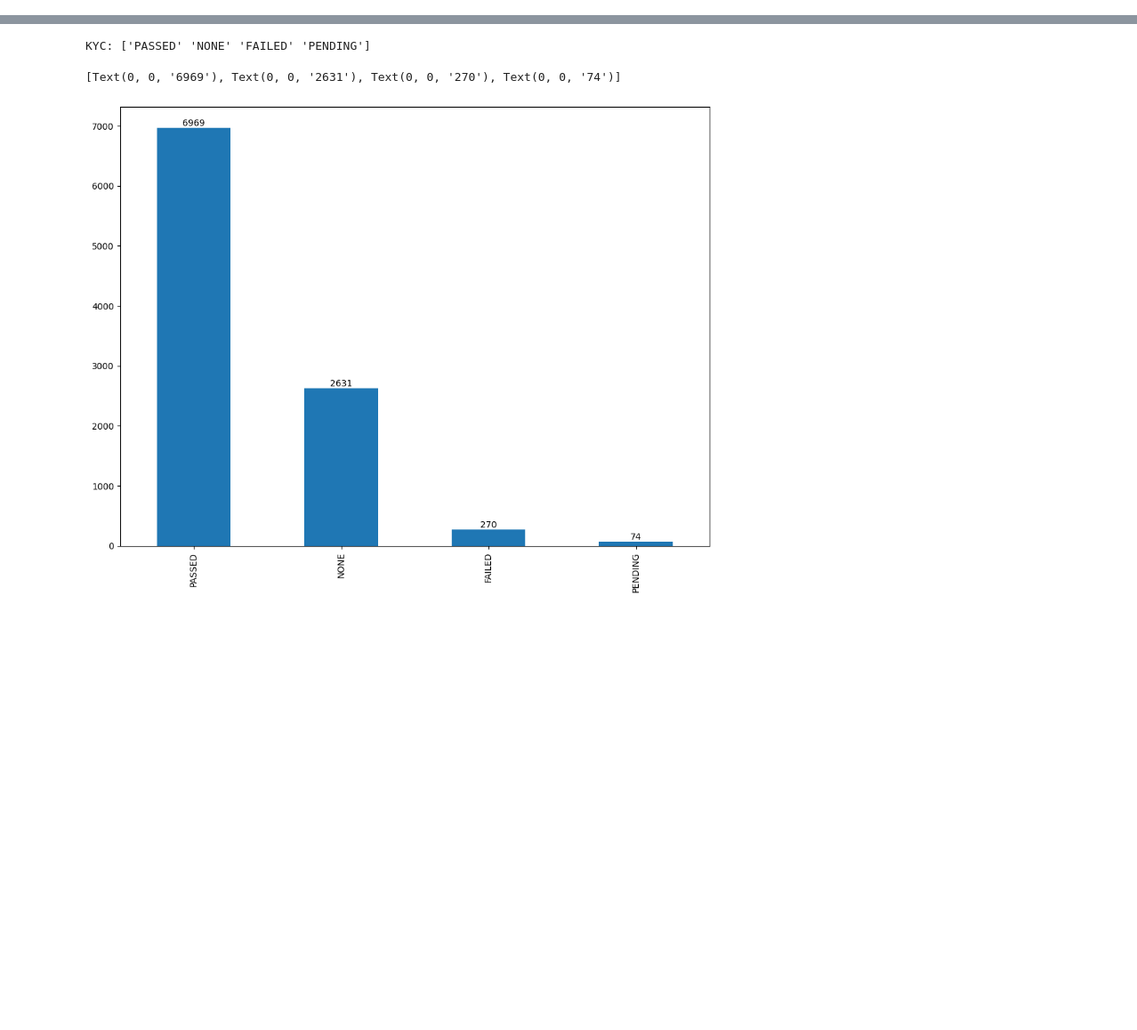
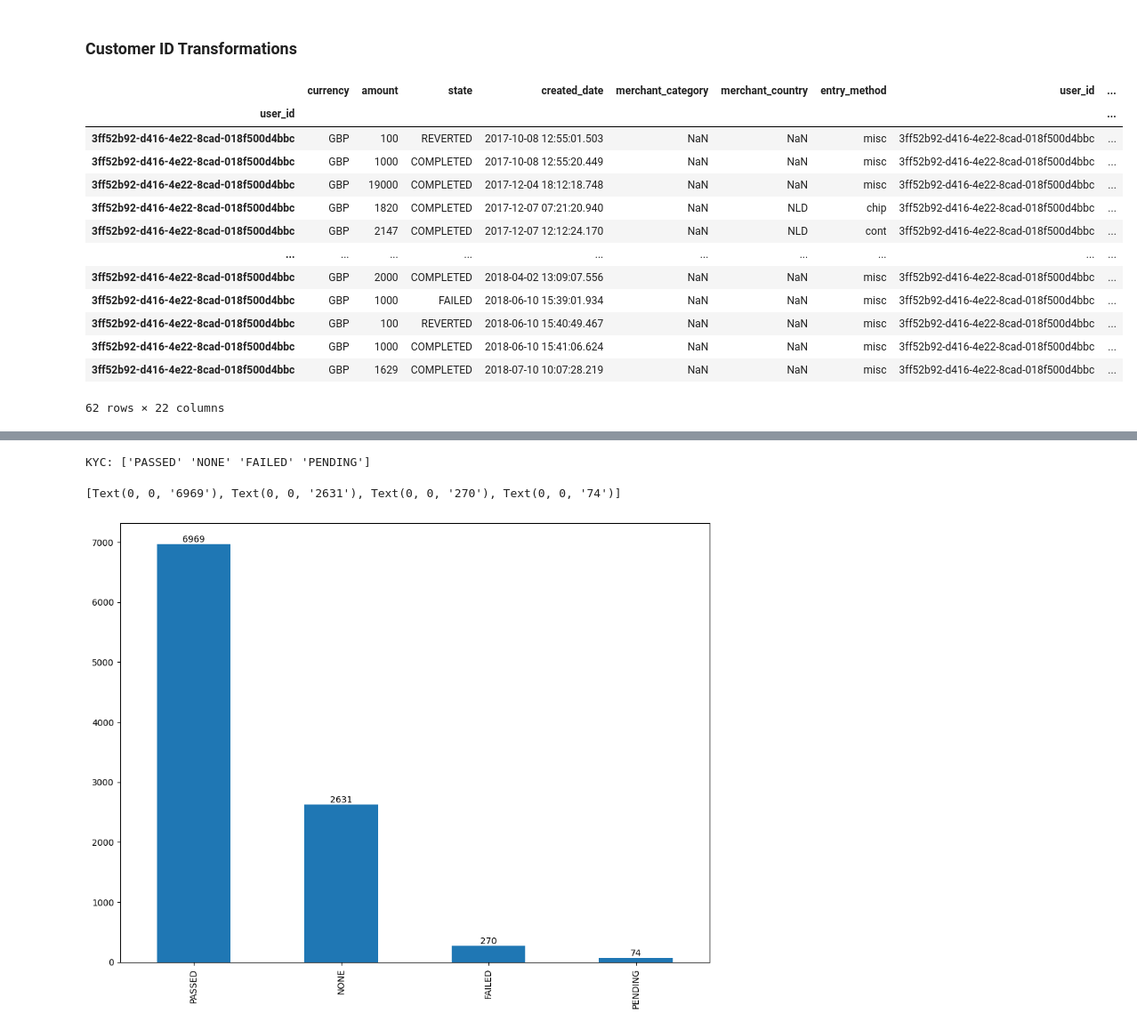
Before and after one commit to karthikvadlamani/revolut-fraudsters-detection, a Jupyter notebook: revolut_fraudsters_detection.ipynb, the cells around one changed output, grey strips where cells are left out. Shown at 89% size. Saved outputs shown, nothing was run; the diff lists cells and outputs as text; code cells hidden in the pictures; blank space fills up the shorter version.

```diff
--- a/revolut_fraudsters_detection.ipynb
+++ b/revolut_fraudsters_detection.ipynb
@@ -89,0 +89,5 @@ df_transactions.head()
+# %%
+# Apply to all transactions
+df_transactions['is_weekend'] = df_transactions['tx_date'].apply(is_weekend)
+df_transactions['is_night'] = df_transactions['tx_time'].apply(is_night)
+df_transactions.head()
@@ -89,0 +101,55 @@ df_transactions.head()
+# %% [markdown]
+### Customer ID Transformations
+# %%
+# define a function that takes a set of transactions for a customer and a set of window sizes and returns a DataFrame with 6 new features.
+# We will use the rolling() function in pandas
+def get_customer_spending_behavior_features(df_transactions, window_size_in_days=[1, 7, 30]):
+
+    # Order transactions chronologically
+    df_transactions = df_transactions.sort_values(by='created_date')
+
+    # Transaction date and time is set as the index, which will allow for the use of the rolling function
+    df_transactions.index = df_transactions.created_date
+
+    # For each window size
+    for window_size in window_size_in_days:
+        # compute the sum of the transaction amounts and the number of transactions for the given window size
+        # Use np.nansum() because amount_usd has NaN values
+        sum_amount_tx_window = df_transactions['amount_usd'].rolling(
+            str(window_size) + 'd').sum()
+        num_tx_window = df_transactions['id'].rolling(
+            str(window_size) + 'd').count()
+
+        # Compute the average transaction amount for the given window size
+        avg_amount_tx_window = sum_amount_tx_window / num_tx_window
+
+        # Save feature values
+        df_transactions['customer_id_num_tx_' +
+                        str(window_size) + 'day_window'] = list(num_tx_window)
+        df_transactions['customer_id_avg_amount_' +
+                        str(window_size) + 'day_window'] = list(avg_amount_tx_window)
+
+    # Reindex according to transaction IDs
+    df_transactions.index = df_transactions.user_id
+
+    # Return the dataframe with new features
+    return df_transactions
+# %%
+spending_behavior_customer_0 = get_customer_spending_behavior_features(
+    df_transactions[df_transactions['user_id'] == '3ff52b92-d416-4e22-8cad-018f500d4bbc'])
+spending_behavior_customer_0
+# %% [output]
+|  | currency | amount | state | created_date | merchant_category | merchant_country | entry_method | user_id | ... |
+| user_id |  |  |  |  |  |  |  |  | ... |
+| 3ff52b92-d416-4e22-8cad-018f500d4bbc | GBP | 100 | REVERTED | 2017-10-08 12:55:01.503 | NaN | NaN | misc | 3ff52b92-d416-4e22-8cad-018f500d4bbc | ... |
+| 3ff52b92-d416-4e22-8cad-018f500d4bbc | GBP | 1000 | COMPLETED | 2017-10-08 12:55:20.449 | NaN | NaN | misc | 3ff52b92-d416-4e22-8cad-018f500d4bbc | ... |
+| 3ff52b92-d416-4e22-8cad-018f500d4bbc | GBP | 19000 | COMPLETED | 2017-12-04 18:12:18.748 | NaN | NaN | misc | 3ff52b92-d416-4e22-8cad-018f500d4bbc | ... |
+| 3ff52b92-d416-4e22-8cad-018f500d4bbc | GBP | 1820 | COMPLETED | 2017-12-07 07:21:20.940 | NaN | NLD | chip | 3ff52b92-d416-4e22-8cad-018f500d4bbc | ... |
+| 3ff52b92-d416-4e22-8cad-018f500d4bbc | GBP | 2147 | COMPLETED | 2017-12-07 12:12:24.170 | NaN | NLD | cont | 3ff52b92-d416-4e22-8cad-018f500d4bbc | ... |
+| ... | ... | ... | ... | ... | ... | ... | ... | ... | ... |
+| 3ff52b92-d416-4e22-8cad-018f500d4bbc | GBP | 2000 | COMPLETED | 2018-04-02 13:09:07.556 | NaN | NaN | misc | 3ff52b92-d416-4e22-8cad-018f500d4bbc | ... |
+| 3ff52b92-d416-4e22-8cad-018f500d4bbc | GBP | 1000 | FAILED | 2018-06-10 15:39:01.934 | NaN | NaN | misc | 3ff52b92-d416-4e22-8cad-018f500d4bbc | ... |
+| 3ff52b92-d416-4e22-8cad-018f500d4bbc | GBP | 100 | REVERTED | 2018-06-10 15:40:49.467 | NaN | NaN | misc | 3ff52b92-d416-4e22-8cad-018f500d4bbc | ... |
+| 3ff52b92-d416-4e22-8cad-018f500d4bbc | GBP | 1000 | COMPLETED | 2018-06-10 15:41:06.624 | NaN | NaN | misc | 3ff52b92-d416-4e22-8cad-018f500d4bbc | ... |
+| 3ff52b92-d416-4e22-8cad-018f500d4bbc | GBP | 1629 | COMPLETED | 2018-07-10 10:07:28.219 | NaN | NaN | misc | 3ff52b92-d416-4e22-8cad-018f500d4bbc | ... |
+62 rows × 22 columns
```
Also changed, not shown: parts of 19 cells of this notebook, 1 other file.
